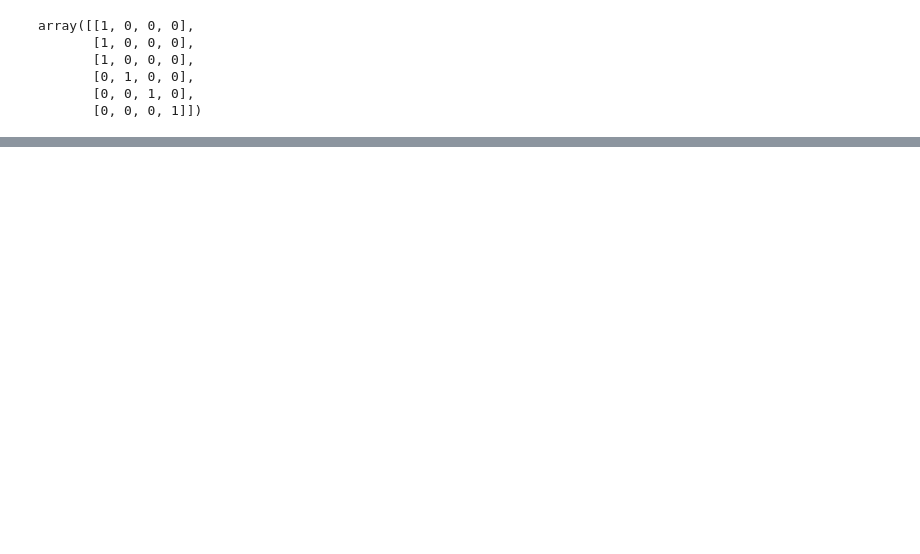
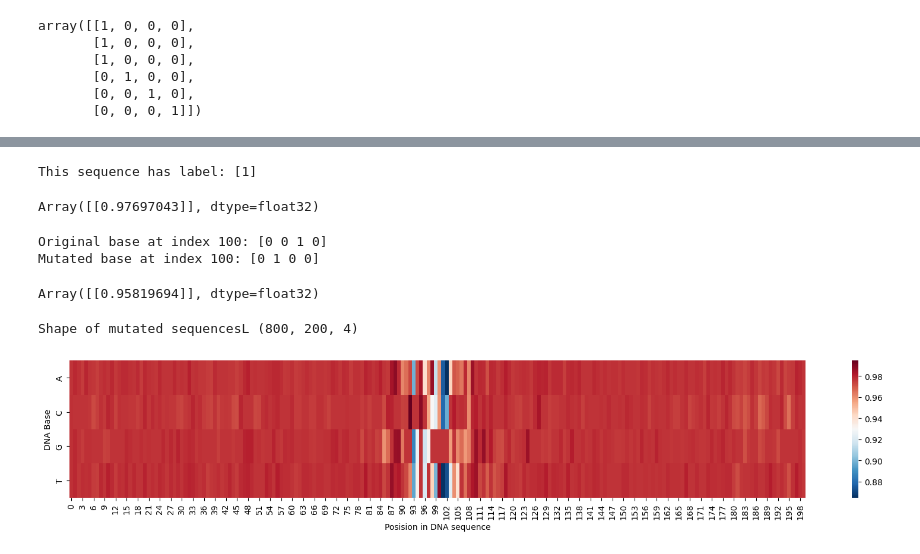
Before and after one commit to justjs4evr/ml-study-notes, a Jupyter notebook: dl_4bio/ch3.ipynb, the cells around one changed output, grey strips where cells are left out. Saved outputs shown, nothing was run; the diff lists cells and outputs as text; code cells hidden in the pictures; blank space fills up the shorter version.

```diff
--- a/dl_4bio/ch3.ipynb
+++ b/dl_4bio/ch3.ipynb
@@ -105,0 +337,63 @@ Batch labels instances: [[1]
+# %%
+# Increasing Complexity
+
+# The first positive example of a sequence that binds the transcription factor.
+first_positive_index = np.argmax(valid_ds["labels"].flatten() == 1)
+
+original_sequence = valid_ds["sequences"][first_positive_index].copy()
+print(f'This sequence has label: {valid_ds["labels"][4]}')
+# %% [output]
+This sequence has label: [1]
+# %%
+pred = nn.sigmoid(
+    model.apply({"params": state.params}, original_sequence[None, :])
+)
+pred
+# %% [output]
+Array([[0.97697043]], dtype=float32)
+# %%
+sequence = original_sequence.copy()
+print(f"Original base at index 100: {sequence[100]}")
+
+sequence[100] = np.array([0, 1, 0, 0])
+print(f"Mutated base at index 100: {sequence[100]}")
+# %% [output]
+Original base at index 100: [0 0 1 0]
+Mutated base at index 100: [0 1 0 0]
+# %%
+pred_with_mutation = nn.sigmoid(
+    model.apply({"params": state.params}, sequence[None, :])
+)
+pred_with_mutation # in sillico mutagenesis
+# %% [output]
+Array([[0.95819694]], dtype=float32)
+# %%
+def generate_all_mutations(sequence: np.ndarray) -> np.ndarray:
+    """generate all possible single base mutations of a one-hot DNA sequence."""
+    mutated_sequences = []
+    for i in range(sequence.shape[0]):
+        # At each position, one of the four 'mutations' is the original base (no-op).
+        for j in range(4):
+            mutated_sequence = sequence.copy()
+            mutated_sequence[i] = np.zeros(4)
+            mutated_sequence[i][j] = 1
+            mutated_sequences.append(mutated_sequence)
+    sequences = np.stack(mutated_sequences)
+    return sequences
+
+mutated_sequences = generate_all_mutations(sequence=original_sequence.copy())
+print(f"Shape of mutated sequencesL {mutated_sequences.shape}")
+# %% [output]
+Shape of mutated sequencesL (800, 200, 4)
+# %%
+preds = nn.sigmoid(model.apply({"params": state.params}, mutated_sequences))
+
+# Reshape to get the shape (sequence_length, dna_bases).
+preds = preds.reshape((200, 4))
+# %%
+plt.figure(figsize=(20, 3))
+sns.heatmap(preds.T, cmap="RdBu_r", yticklabels=["A", "C", "G", "T"])
+plt.xlabel("Posision in DNA sequence")
+plt.ylabel("DNA Base");
+# %% [output]
+[figure, added]
```
Also changed, not shown: parts of 48 cells of this notebook.
